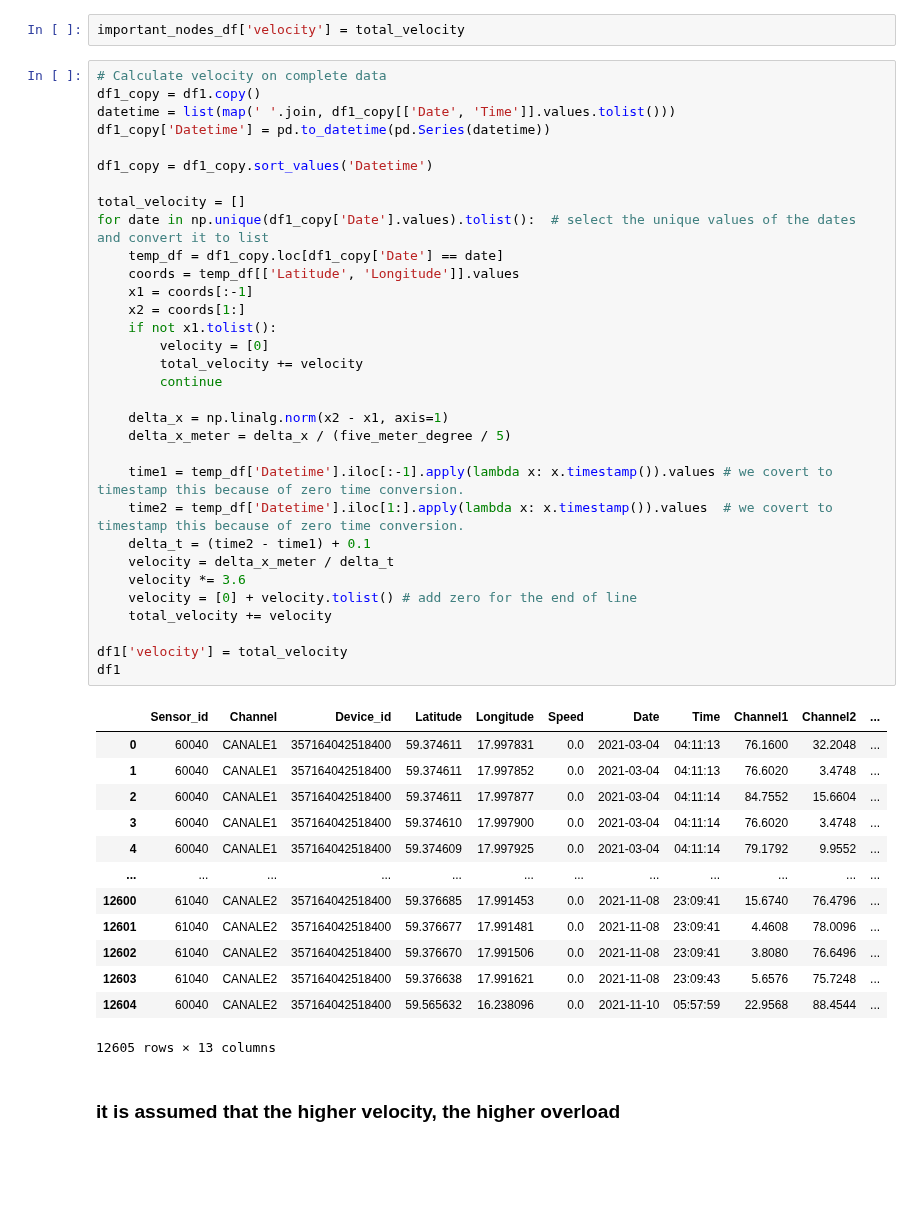
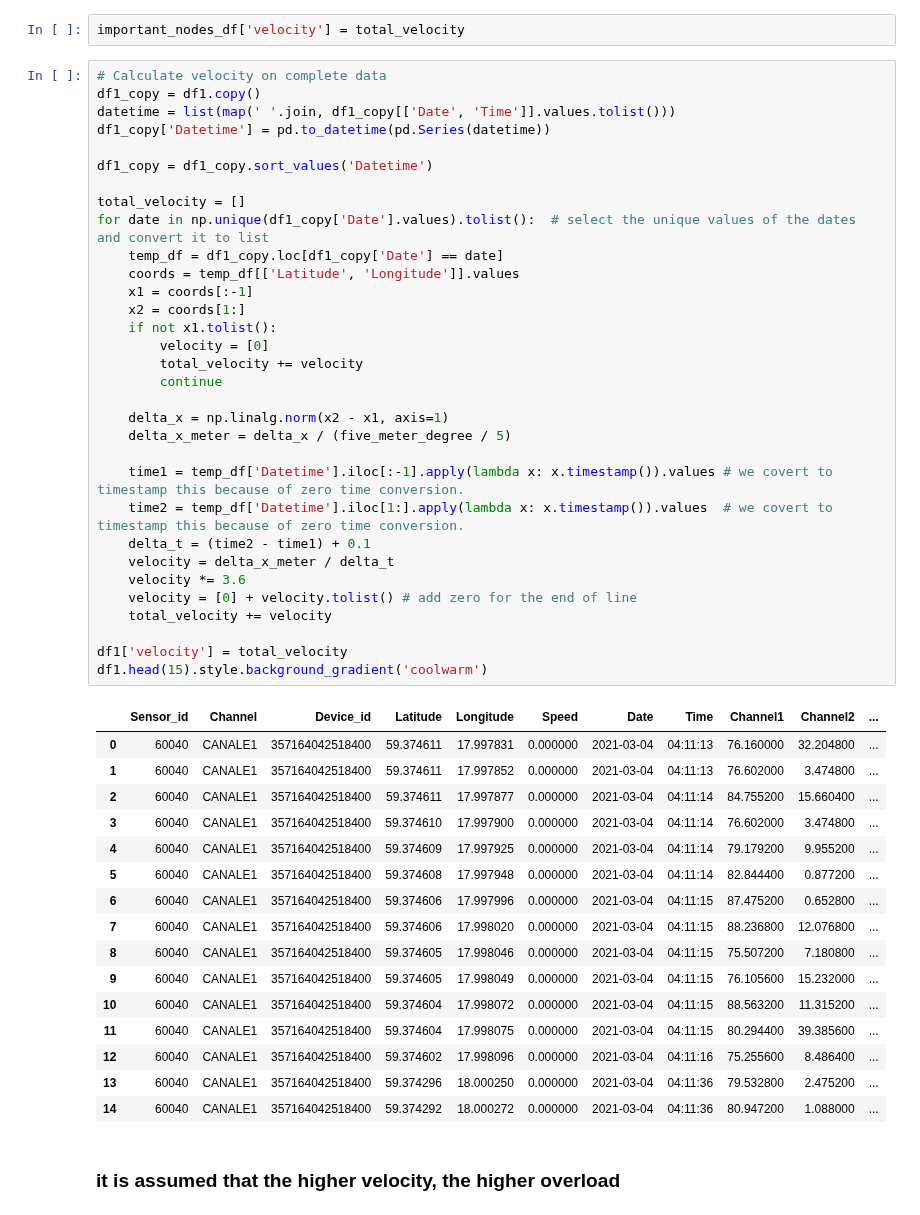
Before and after one commit to OmidSa75/Data_scinece-Smartset-overloads-PoliMI, a Jupyter notebook: main.ipynb, the cells around one changed output. Drawn from its saved outputs; the diff is of its cells as text; blank space fills up the shorter version.

```diff
--- a/main.ipynb
+++ b/main.ipynb
@@ -372,46 +386,49 @@ df1_copy = df1.copy()
 datetime = list(map(' '.join, df1_copy[['Date', 'Time']].values.tolist()))
 df1_copy['Datetime'] = pd.to_datetime(pd.Series(datetime))
 
 df1_copy = df1_copy.sort_values('Datetime')
 
 total_velocity = []
 for date in np.unique(df1_copy['Date'].values).tolist():  # select the unique values of the dates and convert it to list
     temp_df = df1_copy.loc[df1_copy['Date'] == date]
     coords = temp_df[['Latitude', 'Longitude']].values
     x1 = coords[:-1]
     x2 = coords[1:]
     if not x1.tolist():
         velocity = [0]
         total_velocity += velocity
         continue
 
     delta_x = np.linalg.norm(x2 - x1, axis=1)
     delta_x_meter = delta_x / (five_meter_degree / 5)
 
     time1 = temp_df['Datetime'].iloc[:-1].apply(lambda x: x.timestamp()).values # we covert to timestamp this because of zero time conversion.
     time2 = temp_df['Datetime'].iloc[1:].apply(lambda x: x.timestamp()).values  # we covert to timestamp this because of zero time conversion.
     delta_t = (time2 - time1) + 0.1
     velocity = delta_x_meter / delta_t
     velocity *= 3.6
     velocity = [0] + velocity.tolist() # add zero for the end of line
     total_velocity += velocity
 
 df1['velocity'] = total_velocity
-df1
+df1.head(15).style.background_gradient('coolwarm')
 # %% [output]
 |  | Sensor_id | Channel | Device_id | Latitude | Longitude | Speed | Date | Time | Channel1 | Channel2 | ... |
-| 0 | 60040 | CANALE1 | 357164042518400 | 59.374611 | 17.997831 | 0.0 | 2021-03-04 | 04:11:13 | 76.1600 | 32.2048 | ... |
-| 1 | 60040 | CANALE1 | 357164042518400 | 59.374611 | 17.997852 | 0.0 | 2021-03-04 | 04:11:13 | 76.6020 | 3.4748 | ... |
-| 2 | 60040 | CANALE1 | 357164042518400 | 59.374611 | 17.997877 | 0.0 | 2021-03-04 | 04:11:14 | 84.7552 | 15.6604 | ... |
-| 3 | 60040 | CANALE1 | 357164042518400 | 59.374610 | 17.997900 | 0.0 | 2021-03-04 | 04:11:14 | 76.6020 | 3.4748 | ... |
-| 4 | 60040 | CANALE1 | 357164042518400 | 59.374609 | 17.997925 | 0.0 | 2021-03-04 | 04:11:14 | 79.1792 | 9.9552 | ... |
-| ... | ... | ... | ... | ... | ... | ... | ... | ... | ... | ... | ... |
-| 12600 | 61040 | CANALE2 | 357164042518400 | 59.376685 | 17.991453 | 0.0 | 2021-11-08 | 23:09:41 | 15.6740 | 76.4796 | ... |
-| 12601 | 61040 | CANALE2 | 357164042518400 | 59.376677 | 17.991481 | 0.0 | 2021-11-08 | 23:09:41 | 4.4608 | 78.0096 | ... |
-| 12602 | 61040 | CANALE2 | 357164042518400 | 59.376670 | 17.991506 | 0.0 | 2021-11-08 | 23:09:41 | 3.8080 | 76.6496 | ... |
-| 12603 | 61040 | CANALE2 | 357164042518400 | 59.376638 | 17.991621 | 0.0 | 2021-11-08 | 23:09:43 | 5.6576 | 75.7248 | ... |
-| 12604 | 60040 | CANALE2 | 357164042518400 | 59.565632 | 16.238096 | 0.0 | 2021-11-10 | 05:57:59 | 22.9568 | 88.4544 | ... |
+| 0 | 60040 | CANALE1 | 357164042518400 | 59.374611 | 17.997831 | 0.000000 | 2021-03-04 | 04:11:13 | 76.160000 | 32.204800 | ... |
+| 1 | 60040 | CANALE1 | 357164042518400 | 59.374611 | 17.997852 | 0.000000 | 2021-03-04 | 04:11:13 | 76.602000 | 3.474800 | ... |
+| 2 | 60040 | CANALE1 | 357164042518400 | 59.374611 | 17.997877 | 0.000000 | 2021-03-04 | 04:11:14 | 84.755200 | 15.660400 | ... |
+| 3 | 60040 | CANALE1 | 357164042518400 | 59.374610 | 17.997900 | 0.000000 | 2021-03-04 | 04:11:14 | 76.602000 | 3.474800 | ... |
+| 4 | 60040 | CANALE1 | 357164042518400 | 59.374609 | 17.997925 | 0.000000 | 2021-03-04 | 04:11:14 | 79.179200 | 9.955200 | ... |
+| 5 | 60040 | CANALE1 | 357164042518400 | 59.374608 | 17.997948 | 0.000000 | 2021-03-04 | 04:11:14 | 82.844400 | 0.877200 | ... |
+| 6 | 60040 | CANALE1 | 357164042518400 | 59.374606 | 17.997996 | 0.000000 | 2021-03-04 | 04:11:15 | 87.475200 | 0.652800 | ... |
+| 7 | 60040 | CANALE1 | 357164042518400 | 59.374606 | 17.998020 | 0.000000 | 2021-03-04 | 04:11:15 | 88.236800 | 12.076800 | ... |
+| 8 | 60040 | CANALE1 | 357164042518400 | 59.374605 | 17.998046 | 0.000000 | 2021-03-04 | 04:11:15 | 75.507200 | 7.180800 | ... |
+| 9 | 60040 | CANALE1 | 357164042518400 | 59.374605 | 17.998049 | 0.000000 | 2021-03-04 | 04:11:15 | 76.105600 | 15.232000 | ... |
+| 10 | 60040 | CANALE1 | 357164042518400 | 59.374604 | 17.998072 | 0.000000 | 2021-03-04 | 04:11:15 | 88.563200 | 11.315200 | ... |
+| 11 | 60040 | CANALE1 | 357164042518400 | 59.374604 | 17.998075 | 0.000000 | 2021-03-04 | 04:11:15 | 80.294400 | 39.385600 | ... |
+| 12 | 60040 | CANALE1 | 357164042518400 | 59.374602 | 17.998096 | 0.000000 | 2021-03-04 | 04:11:16 | 75.255600 | 8.486400 | ... |
+| 13 | 60040 | CANALE1 | 357164042518400 | 59.374296 | 18.000250 | 0.000000 | 2021-03-04 | 04:11:36 | 79.532800 | 2.475200 | ... |
+| 14 | 60040 | CANALE1 | 357164042518400 | 59.374292 | 18.000272 | 0.000000 | 2021-03-04 | 04:11:36 | 80.947200 | 1.088000 | ... |
-12605 rows × 13 columns
 # %% [markdown]
 ### it is assumed that the higher velocity, the higher overload
 # %%
```
Also changed, not shown: parts of 22 cells of this notebook.
